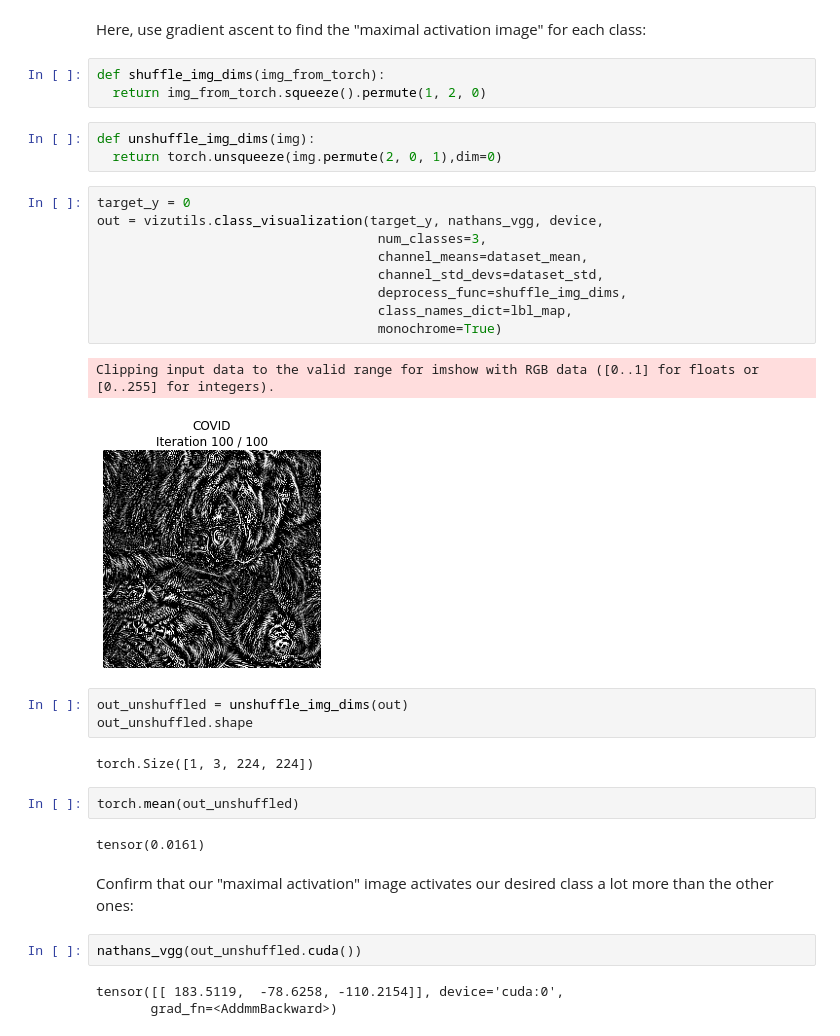
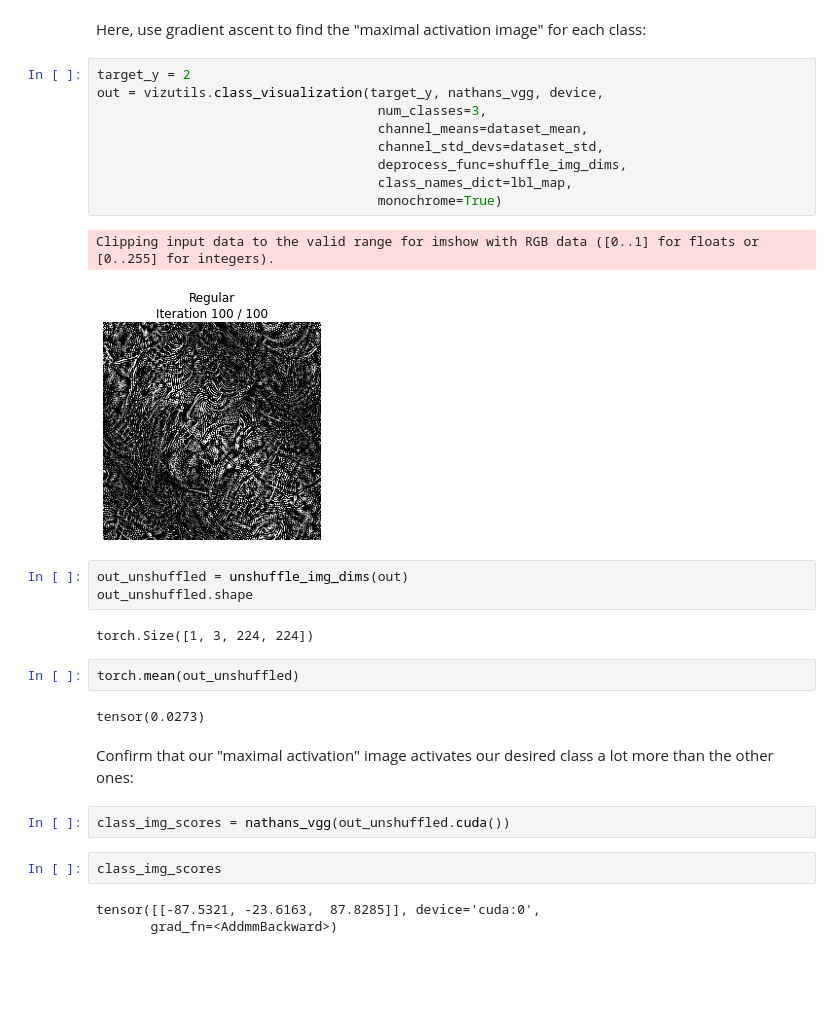
Before and after one commit to ar-ambuj23/covid19_pocus_ultrasound_pytorch, a Jupyter notebook: code/scripts/training_vgg.ipynb, the cells around one changed output. Cells and saved outputs as stored; diff of their text form; blank space fills up the shorter version.

```diff
--- a/code/scripts/training_vgg.ipynb
+++ b/code/scripts/training_vgg.ipynb
@@ -738,24 +779,18 @@ dataset_std
 tensor([0.1876, 0.1886, 0.1947])
 # %% [markdown]
 Here, use gradient ascent to find the "maximal activation image" for each class:
-# %%
-def shuffle_img_dims(img_from_torch):
-  return img_from_torch.squeeze().permute(1, 2, 0)
-# %%
-def unshuffle_img_dims(img):
-  return torch.unsqueeze(img.permute(2, 0, 1),dim=0)
 # %%
-target_y = 0
+target_y = 2
 out = vizutils.class_visualization(target_y, nathans_vgg, device,
                                     num_classes=3,
                                     channel_means=dataset_mean,
                                     channel_std_devs=dataset_std,
                                     deprocess_func=shuffle_img_dims,
                                     class_names_dict=lbl_map,
                                     monochrome=True)
 # %% [output]
 Clipping input data to the valid range for imshow with RGB data ([0..1] for floats or [0..255] for integers).
-[figure, old version]
+[figure, new version]
 # %%
 out_unshuffled = unshuffle_img_dims(out)
 out_unshuffled.shape
@@ -764,11 +799,13 @@ torch.Size([1, 3, 224, 224])
 # %%
 torch.mean(out_unshuffled)
 # %% [output]
-tensor(0.0161)
+tensor(0.0273)
 # %% [markdown]
 Confirm that our "maximal activation" image activates our desired class a lot more than the other ones:
 # %%
-nathans_vgg(out_unshuffled.cuda())
+class_img_scores = nathans_vgg(out_unshuffled.cuda())
-# %% [output]
-tensor([[ 183.5119,  -78.6258, -110.2154]], device='cuda:0',
-       grad_fn=<AddmmBackward>)
+# %%
+class_img_scores
+# %% [output]
+tensor([[-87.5321, -23.6163,  87.8285]], device='cuda:0',
+       grad_fn=<AddmmBackward>)
```
Also changed, not shown: parts of 7 cells of this notebook, 1 other file.
